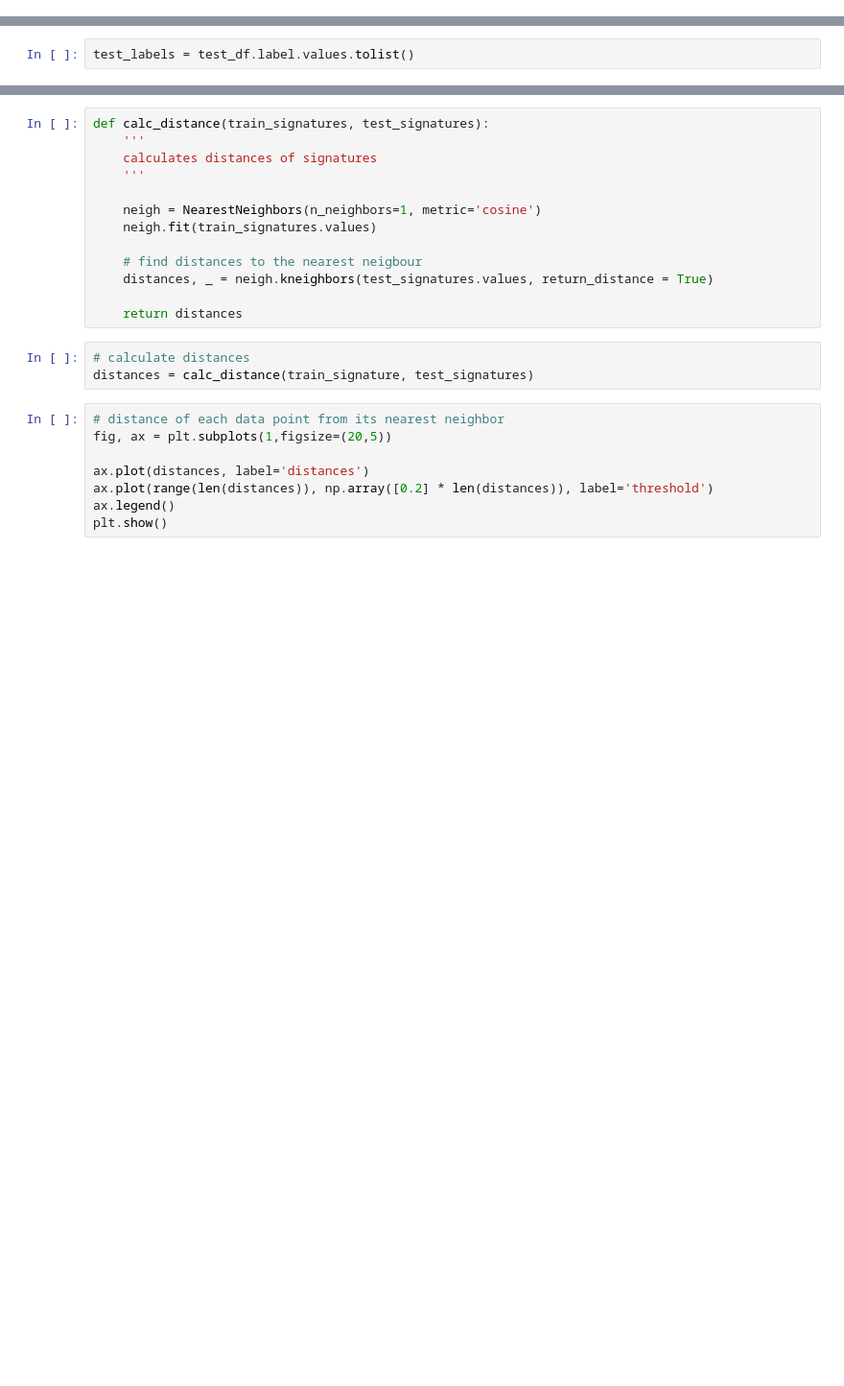
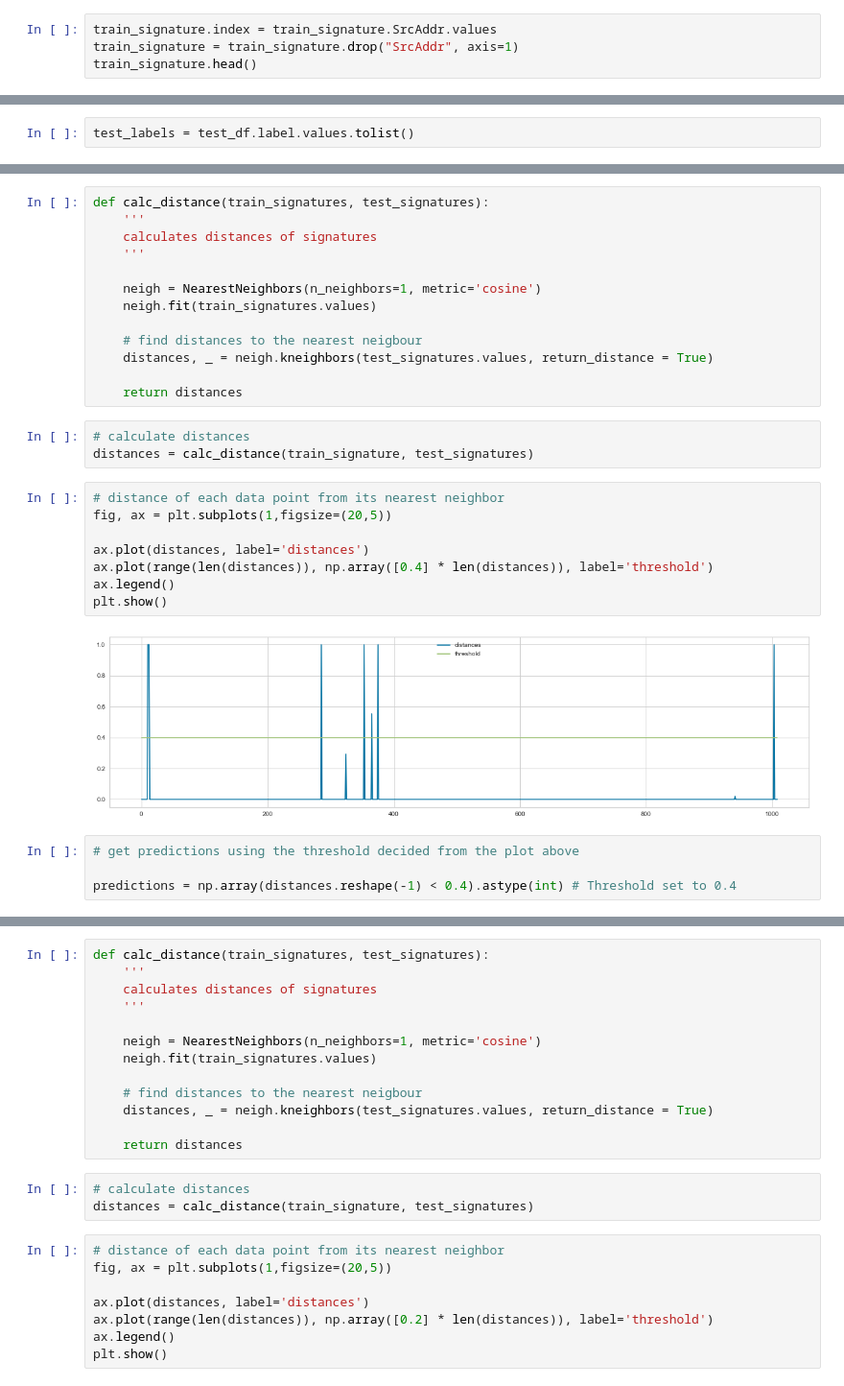
Before and after one commit to SayakMukherjee/CyberDataAnalytics, a Jupyter notebook: Assignment_3/Lab3.ipynb, the cells around one changed output, grey strips where cells are left out. Shown at 96% size. Cells and saved outputs as stored; diff of their text form; blank space fills up the shorter version.

```diff
--- a/Assignment_3/Lab3.ipynb
+++ b/Assignment_3/Lab3.ipynb
@@ -654,0 +647,4 @@ test_df.head()
+# %%
+train_signature.index = train_signature.SrcAddr.values
+train_signature = train_signature.drop("SrcAddr", axis=1)
+train_signature.head()
@@ -667,0 +668,30 @@ test_signatures.head()
+# %%
+def calc_distance(train_signatures, test_signatures):
+    '''
+    calculates distances of signatures
+    '''
+
+    neigh = NearestNeighbors(n_neighbors=1, metric='cosine')
+    neigh.fit(train_signatures.values)
+
+    # find distances to the nearest neigbour
+    distances, _ = neigh.kneighbors(test_signatures.values, return_distance = True)
+
+    return distances
+# %%
+# calculate distances
+distances = calc_distance(train_signature, test_signatures)
+# %%
+# distance of each data point from its nearest neighbor
+fig, ax = plt.subplots(1,figsize=(20,5))
+
+ax.plot(distances, label='distances')
+ax.plot(range(len(distances)), np.array([0.4] * len(distances)), label='threshold')
+ax.legend()
+plt.show()
+# %% [output]
+[figure, added]
+# %%
+# get predictions using the threshold decided from the plot above
+
+predictions = np.array(distances.reshape(-1) < 0.4).astype(int) # Threshold set to 0.4
```
Also changed, not shown: parts of 75 cells of this notebook, 8 other files.
